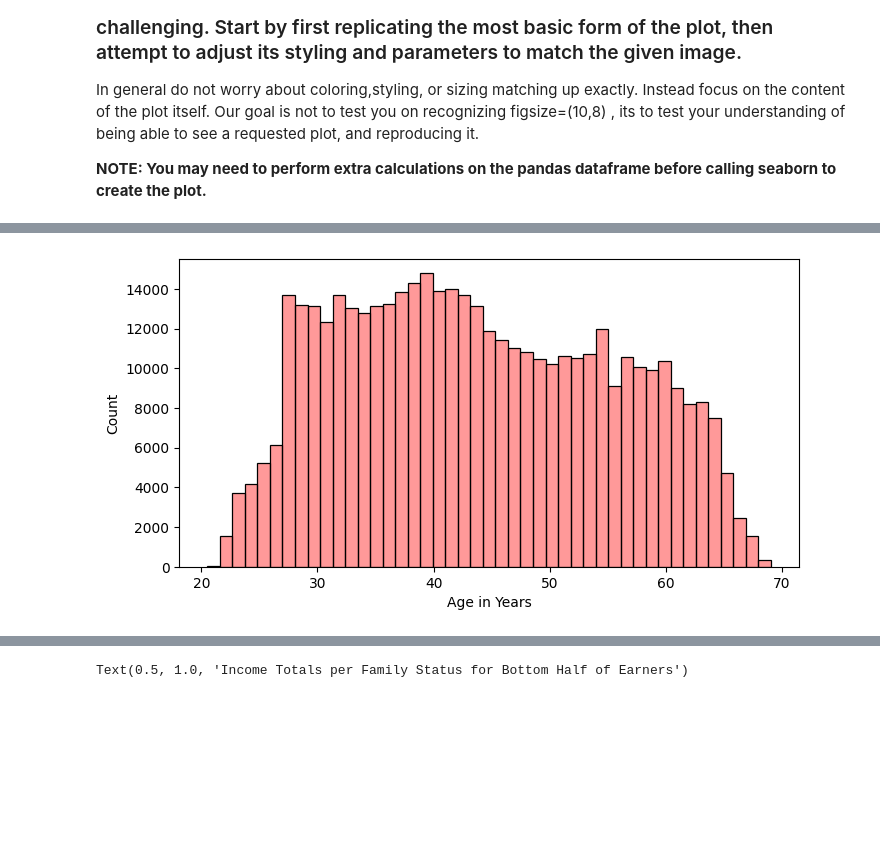
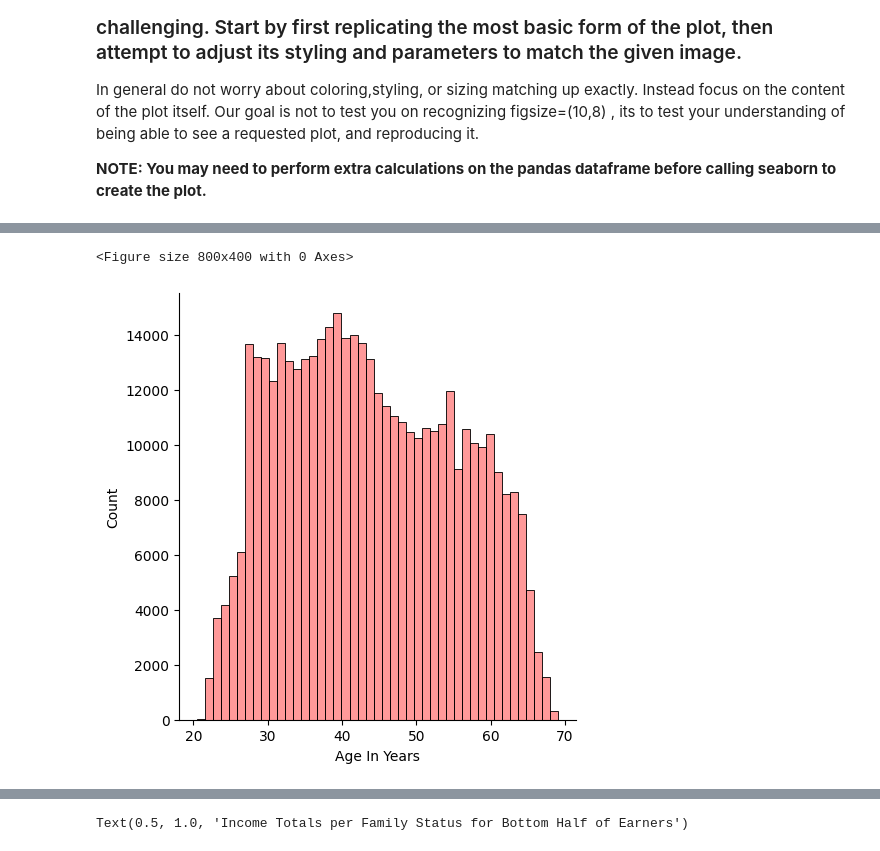
Before and after one commit to JisungWoo/UdemyCourse, a Jupyter notebook: 05-Seaborn/07-Seaborn-Exercise_practice.ipynb, the cells around one changed output, grey strips where cells are left out. Saved outputs shown, nothing was run; the diff lists cells and outputs as text; code cells hidden in the pictures; blank space fills up the shorter version.

```diff
--- a/05-Seaborn/07-Seaborn-Exercise_practice.ipynb
+++ b/05-Seaborn/07-Seaborn-Exercise_practice.ipynb
@@ -219,14 +207,13 @@ See the caveats in the documentation: https://pandas.pydata.org/pandas-docs/stab
 **Note, you will need to figure out how to calculate "Age in Years" from one of the columns in the DF. Think carefully about this. Don't worry too much if you are unable to replicate the styling exactly.**
 # %%
 # CODE HERE TO RECREATE THE PLOT SHOWN ABOVE
-plt.figure(figsize=(8,4))
+df['Age_in_Years'] = (df['DAYS_BIRTH'] / 365).abs()
 
-df['YEARS'] = -1 * df['DAYS_BIRTH']/365
-sns.histplot(data=df, x='YEARS', lw=2, edgecolor='black',
-             color='red',bins=45,alpha=0.4)
+fig = plt.figure(figsize=(8,4))
 
-plt.xlabel('Age in Years')
-#plt.ylabel('Count')
-plt.savefig("DisPlot_solution.png")
+sns.displot(data=df, x='Age_in_Years', lw=2,color='red',edgecolor='black',bins=45,alpha=0.4)
+plt.xlabel('Age In Years')
+plt.show()
 # %% [output]
+<Figure size 800x400 with 0 Axes>
-[figure, old version]
+[figure, new version]
```
Also changed, not shown: parts of 6 cells of this notebook.
